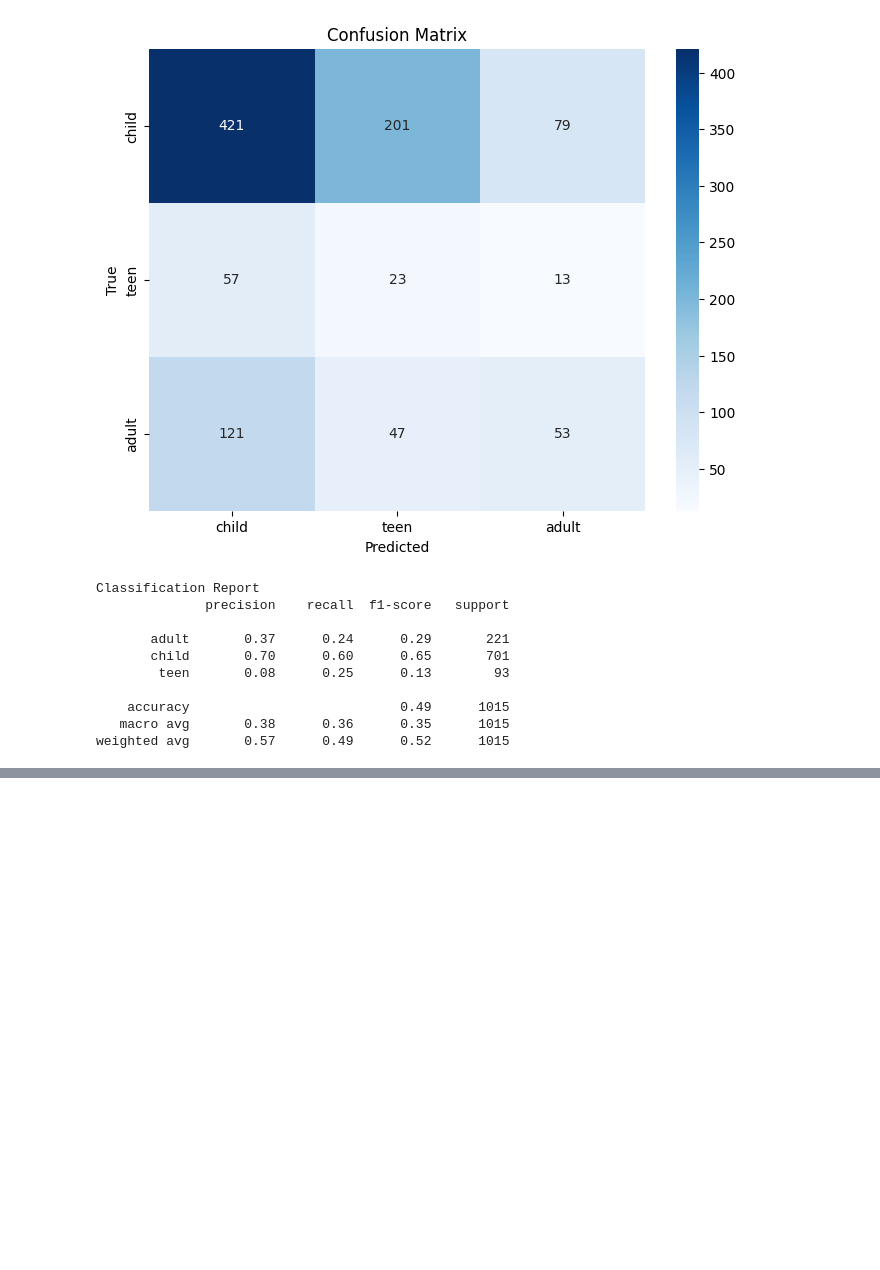
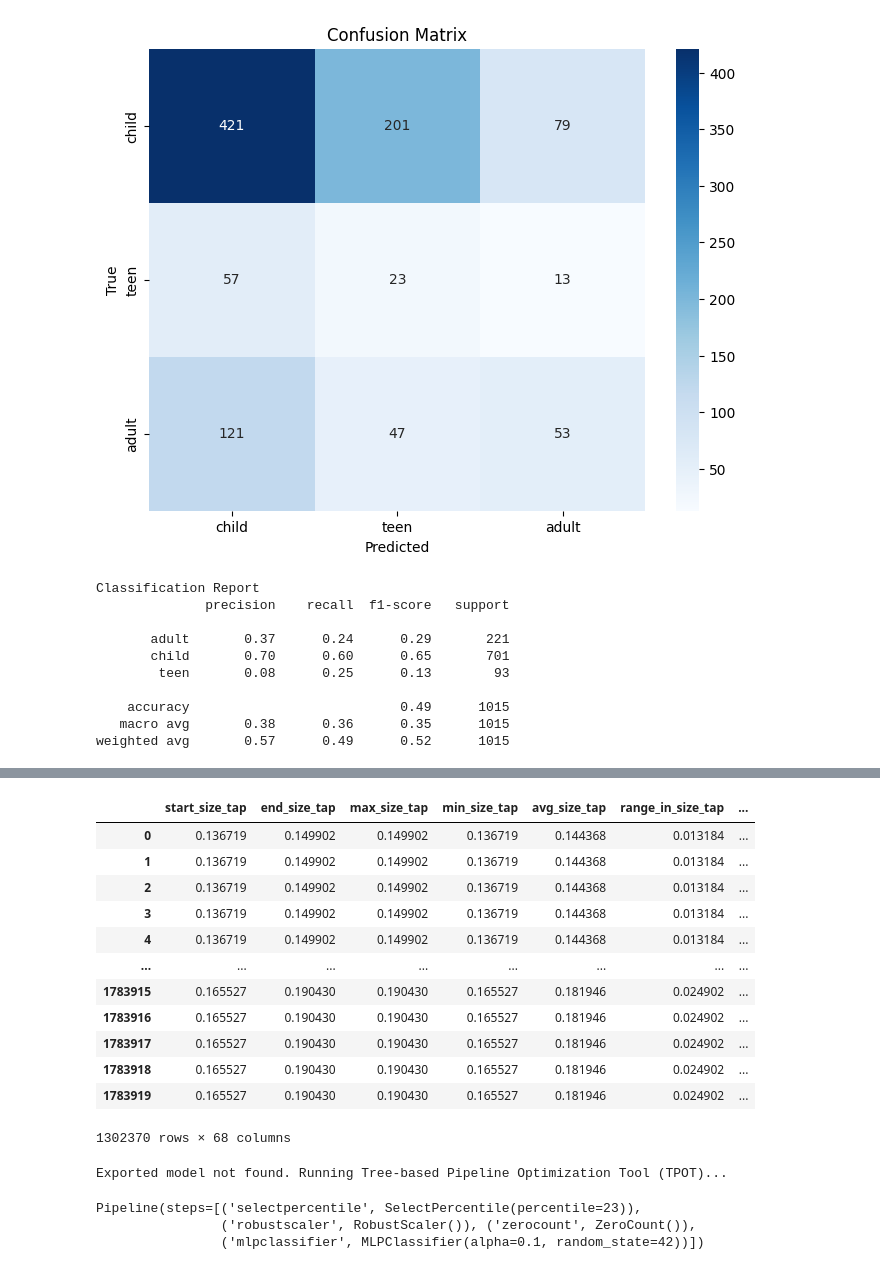
Before and after one commit to tbirms/ChildSafetyProject, a Jupyter notebook: Notebooks/age-group-classification-parallel-fusion.ipynb, the cells around one changed output, grey strips where cells are left out. Cells and saved outputs as stored; diff of their text form; code cells hidden in the pictures; blank space fills up the shorter version.

```diff
--- a/Notebooks/age-group-classification-parallel-fusion.ipynb
+++ b/Notebooks/age-group-classification-parallel-fusion.ipynb
@@ -4671,0 +4777,34 @@ del y_pred
+# %%
+X_train
+# %% [output]
+|  | start_size_tap | end_size_tap | max_size_tap | min_size_tap | avg_size_tap | range_in_size_tap | ... |
+| 0 | 0.136719 | 0.149902 | 0.149902 | 0.136719 | 0.144368 | 0.013184 | ... |
+| 1 | 0.136719 | 0.149902 | 0.149902 | 0.136719 | 0.144368 | 0.013184 | ... |
+| 2 | 0.136719 | 0.149902 | 0.149902 | 0.136719 | 0.144368 | 0.013184 | ... |
+| 3 | 0.136719 | 0.149902 | 0.149902 | 0.136719 | 0.144368 | 0.013184 | ... |
+| 4 | 0.136719 | 0.149902 | 0.149902 | 0.136719 | 0.144368 | 0.013184 | ... |
+| ... | ... | ... | ... | ... | ... | ... | ... |
+| 1783915 | 0.165527 | 0.190430 | 0.190430 | 0.165527 | 0.181946 | 0.024902 | ... |
+| 1783916 | 0.165527 | 0.190430 | 0.190430 | 0.165527 | 0.181946 | 0.024902 | ... |
+| 1783917 | 0.165527 | 0.190430 | 0.190430 | 0.165527 | 0.181946 | 0.024902 | ... |
+| 1783918 | 0.165527 | 0.190430 | 0.190430 | 0.165527 | 0.181946 | 0.024902 | ... |
+| 1783919 | 0.165527 | 0.190430 | 0.190430 | 0.165527 | 0.181946 | 0.024902 | ... |
+1302370 rows × 68 columns
+# %%
+# check if the exported model exists before running TPOT
+if not exported_model_exists(device_type=device_type,
+                             first_gesture=first_gesture, first_gesture_direction=first_gesture_direction,
+                             second_gesture=second_gesture, second_gesture_direction=second_gesture_direction):
+    print("Exported model not found. Running Tree-based Pipeline Optimization Tool (TPOT)...")
+
+    # find optimal pipeline, model, and hyperparameters with training data
+    model = find_best_model_with_tpot(X_train, y_train, groups)
+
+    # export optimal model
+    export_model(model, first_gesture, second_gesture, device_type,
+                 first_gesture_direction, second_gesture_direction)
+
+else:
+    print("Exported model found.")
+# %% [output]
+Exported model not found. Running Tree-based Pipeline Optimization Tool (TPOT)...
@@ -4671,0 +4834,8 @@ del y_pred
+# %%
+# fit optimal model
+model = get_tap_and_swipe_right_phone_best_model()
+model.fit(X_train, y_train)
+# %% [output]
+Pipeline(steps=[('selectpercentile', SelectPercentile(percentile=23)),
+                ('robustscaler', RobustScaler()), ('zerocount', ZeroCount()),
+                ('mlpclassifier', MLPClassifier(alpha=0.1, random_state=42))])
```
Also changed, not shown: parts of 54 cells of this notebook.
